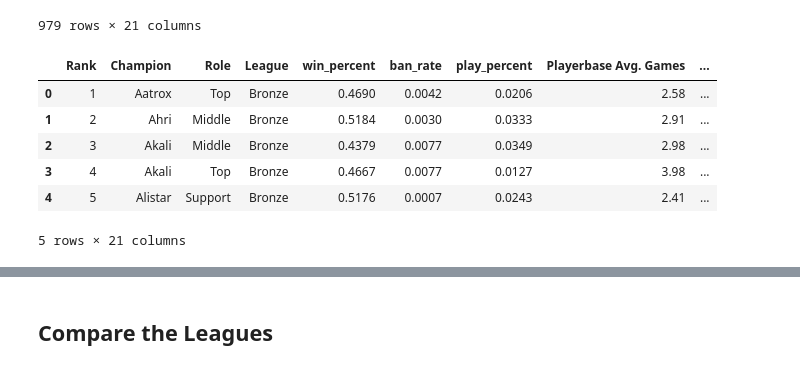
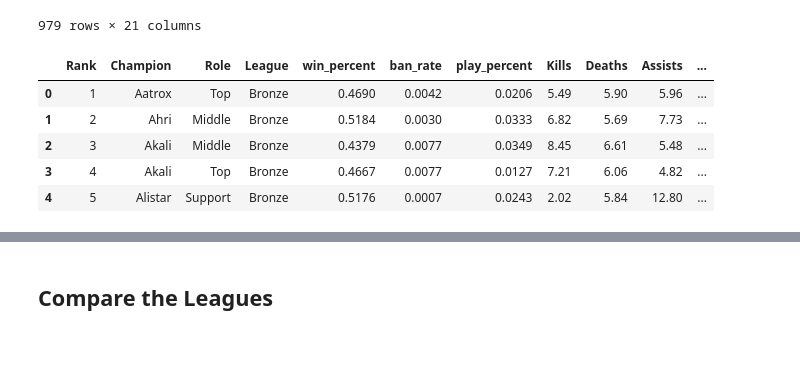
Before and after one commit to CodeReber/lol_champions, a Jupyter notebook: lms_lol.ipynb, the cells around one changed output, grey strips where cells are left out. Saved outputs shown, nothing was run; the diff lists cells and outputs as text; code cells hidden in the pictures.

```diff
--- a/lms_lol.ipynb
+++ b/lms_lol.ipynb
@@ -183,20 +182,19 @@ df2.drop(columns=['Win Percent', 'Play Percent', 'Ban Rate'])
 # df2['Ban Rate'].apply(lambda x: x.replace('%', '')).astype('float') / 100
 # df2.dtypes
 # %%
-#Reorder columns
+#Reorder columns (did not include 'Playerbase Avg. Games','Enemy Jungle CS', 'Team Jungle CS' )
 df2.columns
 df2 = df2.reindex(columns = ['Rank', 'Champion', 'Role', 'League',
        'win_percent', 'ban_rate', 'play_percent',
-       'Playerbase Avg. Games', 'Kills', 'Deaths', 'Assists',
+       'Kills', 'Deaths', 'Assists',
        'Largest Killing Spree', 'Damage Dealt', 'Damage Taken',
-       'Total Healing', 'Minions Killed', 'Enemy Jungle CS', 'Team Jungle CS',
+       'Total Healing', 'Minions Killed',
        'Gold Earned', 'Role Position', 'Position Change'])
 df2.head()
 # %% [output]
-|  | Rank | Champion | Role | League | win_percent | ban_rate | play_percent | Playerbase Avg. Games | ... |
-| 0 | 1 | Aatrox | Top | Bronze | 0.4690 | 0.0042 | 0.0206 | 2.58 | ... |
-| 1 | 2 | Ahri | Middle | Bronze | 0.5184 | 0.0030 | 0.0333 | 2.91 | ... |
-| 2 | 3 | Akali | Middle | Bronze | 0.4379 | 0.0077 | 0.0349 | 2.98 | ... |
-| 3 | 4 | Akali | Top | Bronze | 0.4667 | 0.0077 | 0.0127 | 3.98 | ... |
-| 4 | 5 | Alistar | Support | Bronze | 0.5176 | 0.0007 | 0.0243 | 2.41 | ... |
+|  | Rank | Champion | Role | League | win_percent | ban_rate | play_percent | Kills | Deaths | Assists | ... |
+| 0 | 1 | Aatrox | Top | Bronze | 0.4690 | 0.0042 | 0.0206 | 5.49 | 5.90 | 5.96 | ... |
+| 1 | 2 | Ahri | Middle | Bronze | 0.5184 | 0.0030 | 0.0333 | 6.82 | 5.69 | 7.73 | ... |
+| 2 | 3 | Akali | Middle | Bronze | 0.4379 | 0.0077 | 0.0349 | 8.45 | 6.61 | 5.48 | ... |
+| 3 | 4 | Akali | Top | Bronze | 0.4667 | 0.0077 | 0.0127 | 7.21 | 6.06 | 4.82 | ... |
+| 4 | 5 | Alistar | Support | Bronze | 0.5176 | 0.0007 | 0.0243 | 2.02 | 5.84 | 12.80 | ... |
-5 rows × 21 columns
```
Also changed, not shown: parts of 24 cells of this notebook, 1 other file.
